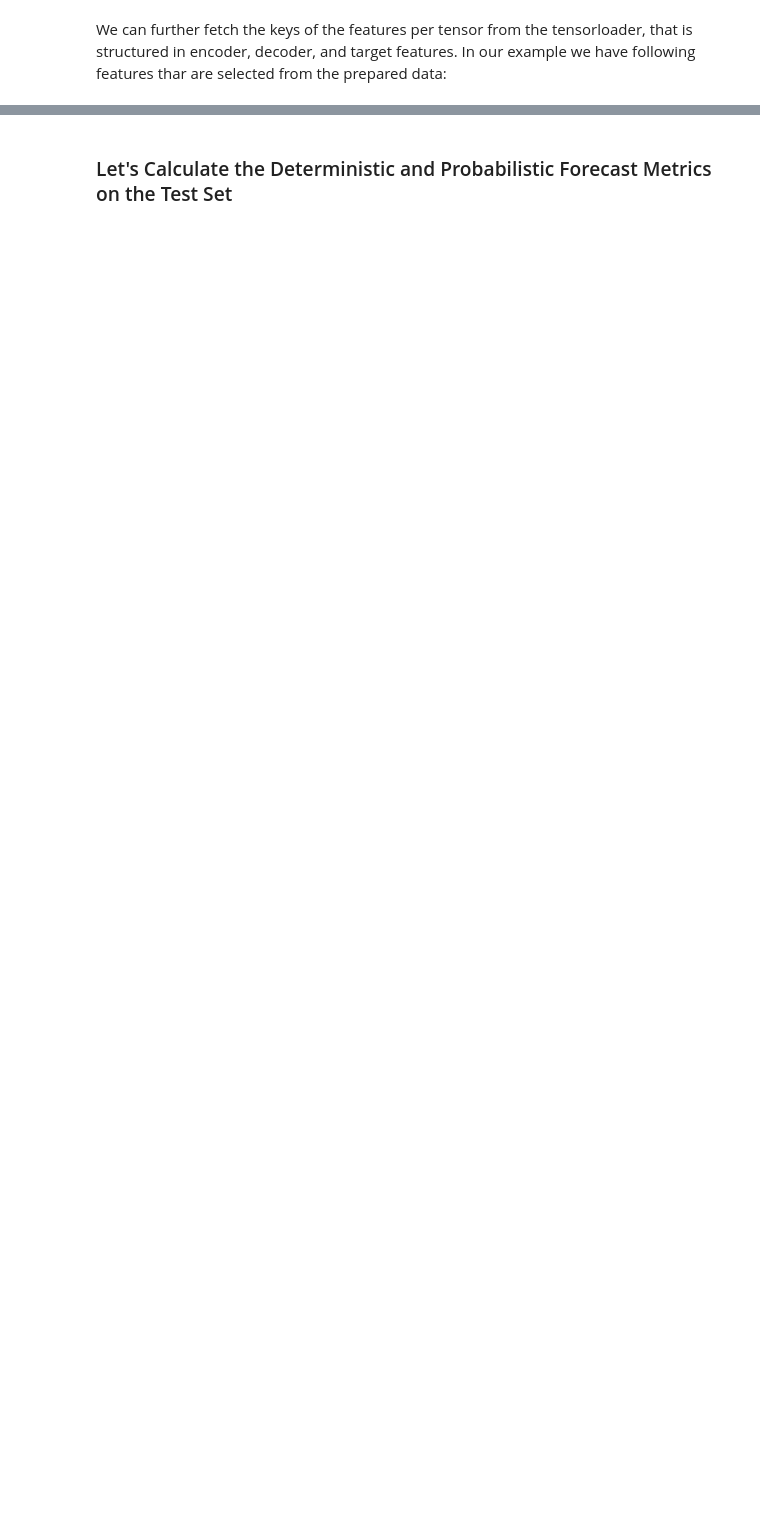
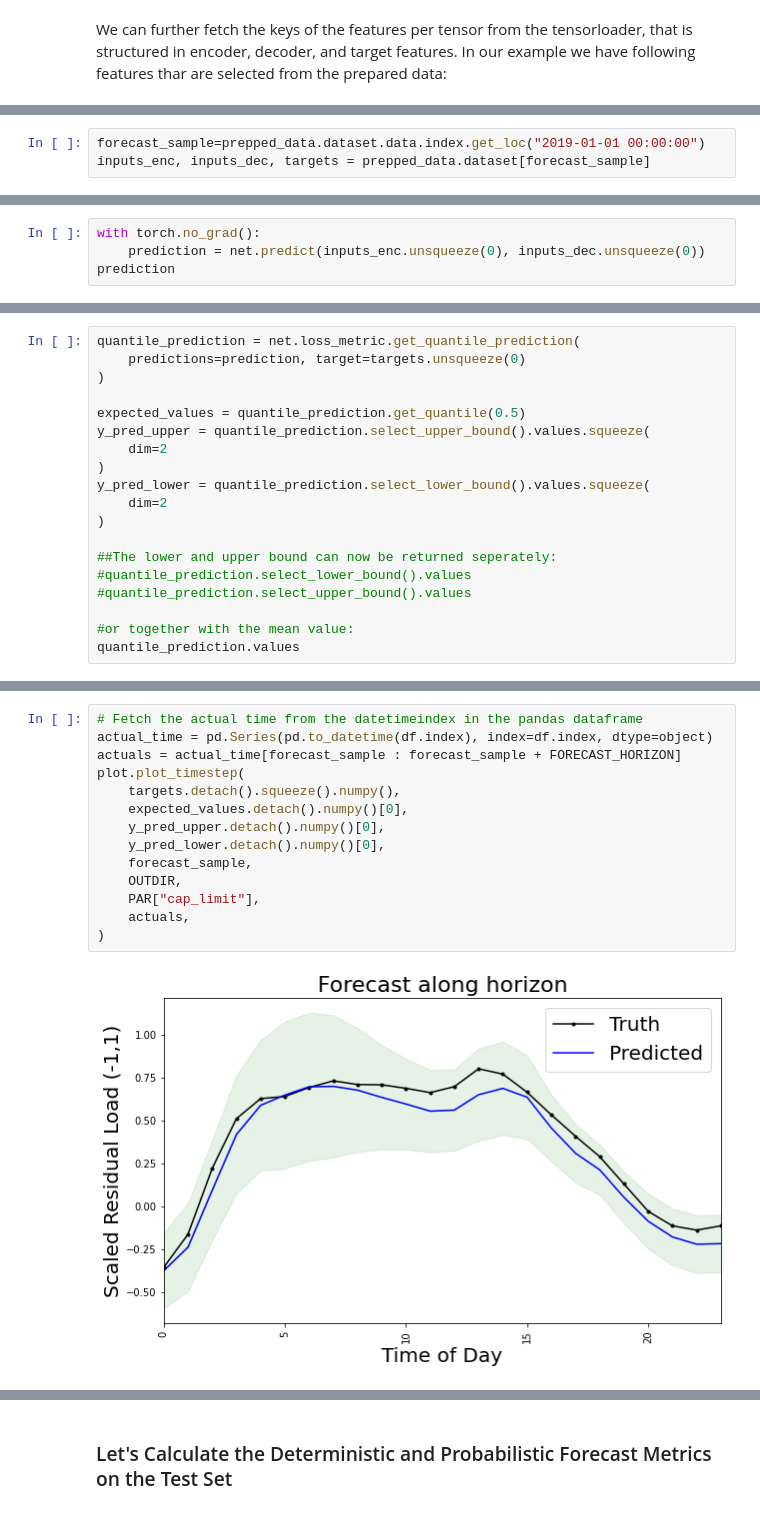
Before and after one commit to sogno-platform/proloaf, a Jupyter notebook: notebooks/ProLoaF applied and explained - Day-Ahead Forcasts on open data of the German load.ipynb, the cells around one changed output, grey strips where cells are left out. Cells and saved outputs as stored; diff of their text form; blank space fills up the shorter version.

```diff
--- a/notebooks/ProLoaF applied and explained - Day-Ahead Forcasts on open data of the German load.ipynb
+++ b/notebooks/ProLoaF applied and explained - Day-Ahead Forcasts on open data of the German load.ipynb
@@ -222,0 +219,3 @@ y_pred_upper, y_pred_lower, record_expected_values = mh.get_pred_interval(
+# %%
+forecast_sample=prepped_data.dataset.data.index.get_loc("2019-01-01 00:00:00")
+inputs_enc, inputs_dec, targets = prepped_data.dataset[forecast_sample]
@@ -222,0 +229,4 @@ y_pred_upper, y_pred_lower, record_expected_values = mh.get_pred_interval(
+# %%
+with torch.no_grad():
+    prediction = net.predict(inputs_enc.unsqueeze(0), inputs_dec.unsqueeze(0))
+prediction
@@ -222,0 +259,19 @@ y_pred_upper, y_pred_lower, record_expected_values = mh.get_pred_interval(
+# %%
+quantile_prediction = net.loss_metric.get_quantile_prediction(
+    predictions=prediction, target=targets.unsqueeze(0)
+)
+
+expected_values = quantile_prediction.get_quantile(0.5)
+y_pred_upper = quantile_prediction.select_upper_bound().values.squeeze(
+    dim=2
+)
+y_pred_lower = quantile_prediction.select_lower_bound().values.squeeze(
+    dim=2
+)
+
+##The lower and upper bound can now be returned seperately:
+#quantile_prediction.select_lower_bound().values
+#quantile_prediction.select_upper_bound().values
+
+#or together with the mean value:
+quantile_prediction.values
@@ -222,0 +300,16 @@ y_pred_upper, y_pred_lower, record_expected_values = mh.get_pred_interval(
+# %%
+# Fetch the actual time from the datetimeindex in the pandas dataframe
+actual_time = pd.Series(pd.to_datetime(df.index), index=df.index, dtype=object)
+actuals = actual_time[forecast_sample : forecast_sample + FORECAST_HORIZON]
+plot.plot_timestep(
+    targets.detach().squeeze().numpy(),
+    expected_values.detach().numpy()[0],
+    y_pred_upper.detach().numpy()[0],
+    y_pred_lower.detach().numpy()[0],
+    forecast_sample,
+    OUTDIR,
+    PAR["cap_limit"],
+    actuals,
+)
+# %% [output]
+[figure, added]
```
Also changed, not shown: parts of 43 cells of this notebook, 2 other files.
